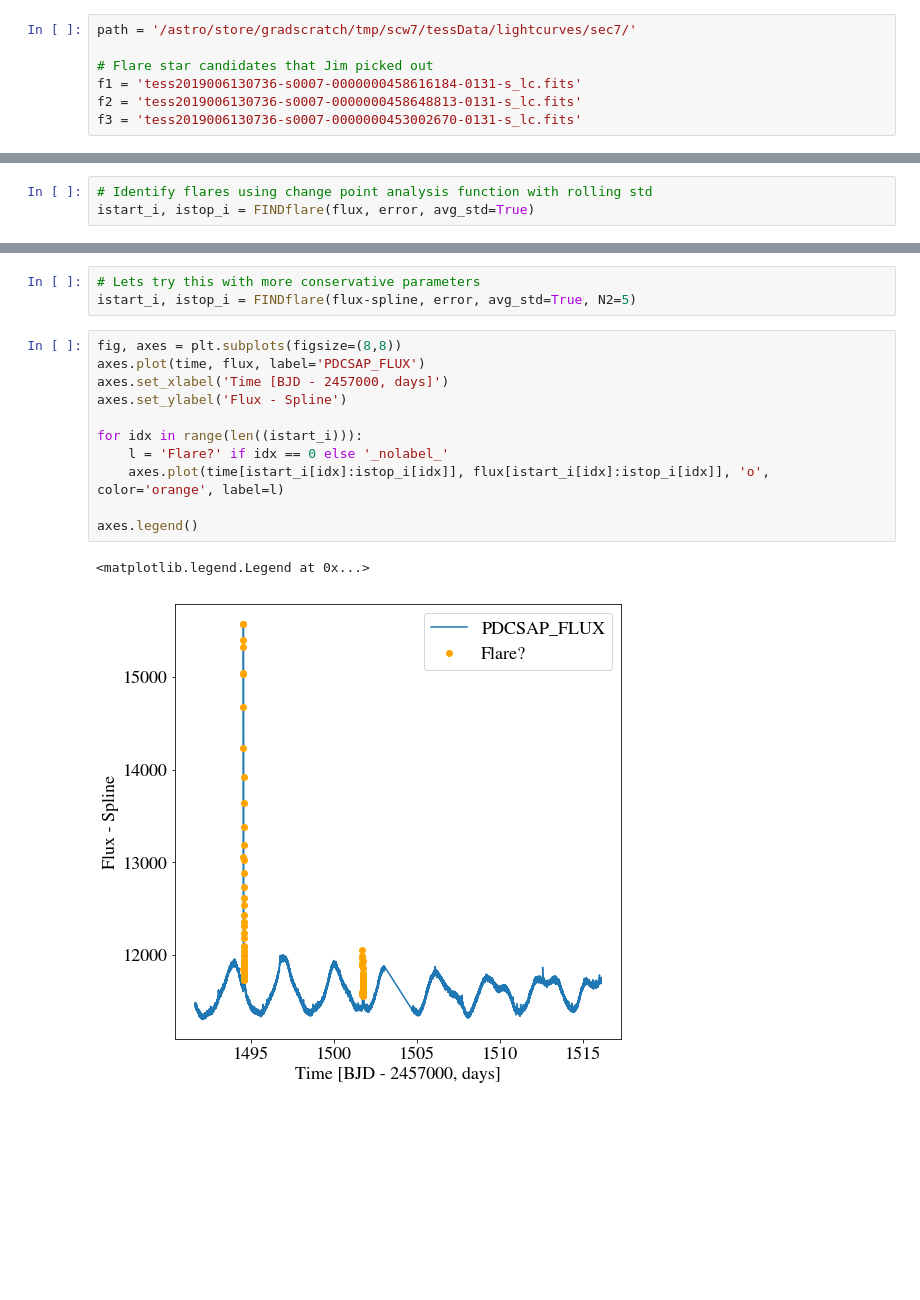
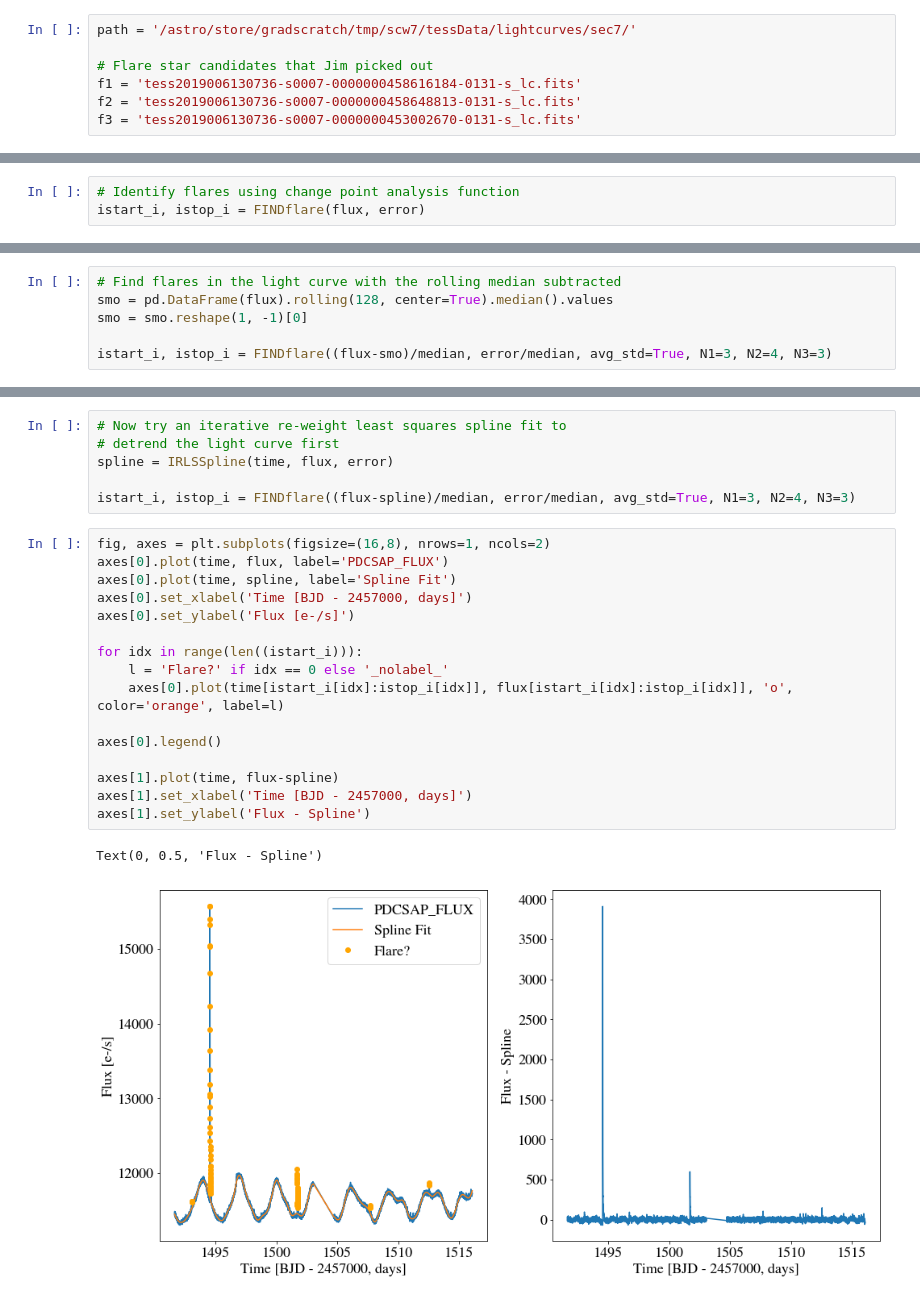
Before and after one commit to spencerw/tess_flare, a Jupyter notebook: findFlares.ipynb, the cells around one changed output, grey strips where cells are left out. Saved outputs shown, nothing was run; the diff lists cells and outputs as text; blank space fills up the shorter version.

Commit message:
Fix up flare pipeline to match Jim's output

```diff
--- a/findFlares.ipynb
+++ b/findFlares.ipynb
@@ -38,7 +41,7 @@ flux = pdcsap_fluxes[mask]
 error = pdcsap_flux_error[mask]
 # %%
-# Identify flares using change point analysis function with rolling std
-istart_i, istop_i = FINDflare(flux, error, avg_std=True)
+# Identify flares using change point analysis function
+istart_i, istop_i = FINDflare(flux, error)
 # %%
 fig, axes = plt.subplots(figsize=(8,8))
 axes.plot(time, flux, label='PDCSAP_FLUX')
@@ -78,3 +59,9 @@ istart_i, istop_i = FINDflare(flux-spline, error, avg_std=True)
+# %%
+# Find flares in the light curve with the rolling median subtracted
+smo = pd.DataFrame(flux).rolling(128, center=True).median().values
+smo = smo.reshape(1, -1)[0]
+
+istart_i, istop_i = FINDflare((flux-smo)/median, error/median, avg_std=True, N1=3, N2=4, N3=3)
 # %%
 fig, axes = plt.subplots(figsize=(8,8))
 axes.plot(time, flux, label='PDCSAP_FLUX')
@@ -92,17 +79,25 @@ axes.legend()
-# %%
-# Lets try this with more conservative parameters
-istart_i, istop_i = FINDflare(flux-spline, error, avg_std=True, N2=5)
+# %%
+# Now try an iterative re-weight least squares spline fit to
+# detrend the light curve first
+spline = IRLSSpline(time, flux, error)
+
+istart_i, istop_i = FINDflare((flux-spline)/median, error/median, avg_std=True, N1=3, N2=4, N3=3)
 # %%
-fig, axes = plt.subplots(figsize=(8,8))
-axes.plot(time, flux, label='PDCSAP_FLUX')
-axes.set_xlabel('Time [BJD - 2457000, days]')
-axes.set_ylabel('Flux - Spline')
+fig, axes = plt.subplots(figsize=(16,8), nrows=1, ncols=2)
+axes[0].plot(time, flux, label='PDCSAP_FLUX')
+axes[0].plot(time, spline, label='Spline Fit')
+axes[0].set_xlabel('Time [BJD - 2457000, days]')
+axes[0].set_ylabel('Flux [e-/s]')
 
 for idx in range(len((istart_i))):
     l = 'Flare?' if idx == 0 else '_nolabel_'
-    axes.plot(time[istart_i[idx]:istop_i[idx]], flux[istart_i[idx]:istop_i[idx]], 'o', color='orange', label=l)
+    axes[0].plot(time[istart_i[idx]:istop_i[idx]], flux[istart_i[idx]:istop_i[idx]], 'o', color='orange', label=l)
 
-axes.legend()
+axes[0].legend()
+
+axes[1].plot(time, flux-spline)
+axes[1].set_xlabel('Time [BJD - 2457000, days]')
+axes[1].set_ylabel('Flux - Spline')
 # %% [output]
-<matplotlib.legend.Legend at 0x...>
+Text(0, 0.5, 'Flux - Spline')
-[figure, old version]
+[figure, new version]
```
Also changed, not shown: parts of 8 cells of this notebook, 3 other files.
